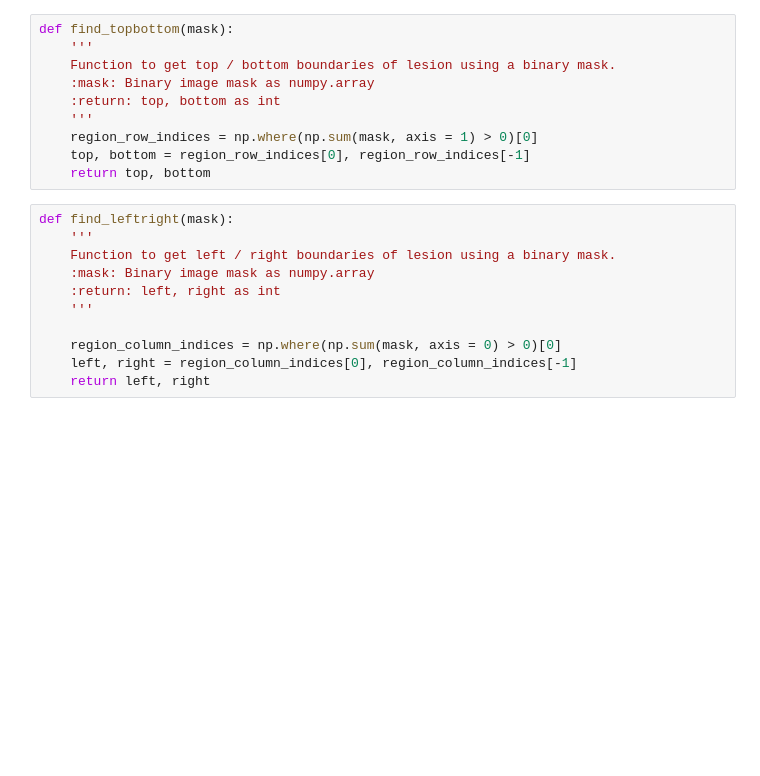
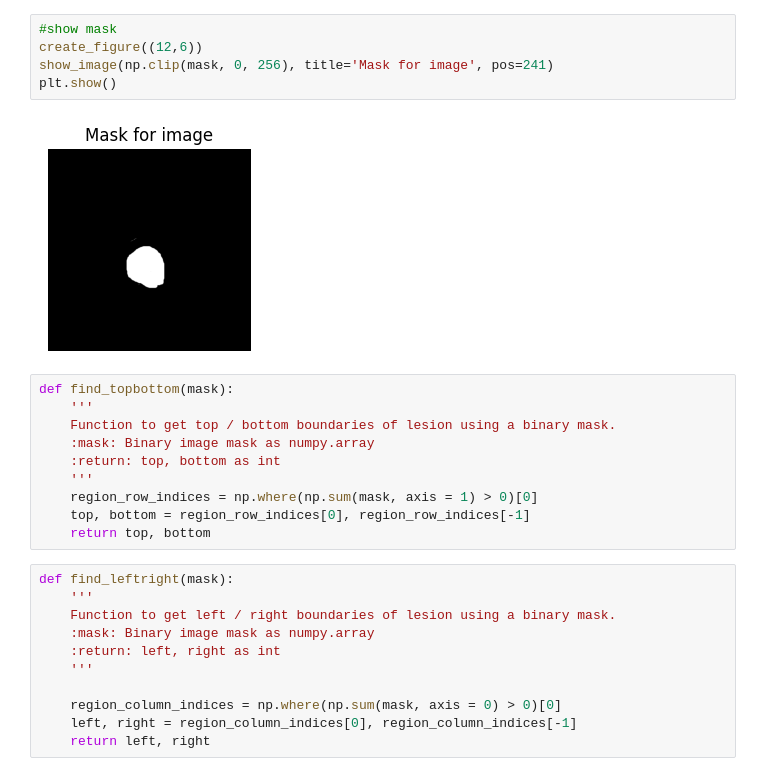
Before and after one commit to ThomasBroholtKnudsen/ProjectsinDataScience2024, a Jupyter notebook: classifiers/colour_count/colour_counts_may_fourth.ipynb, the cells around one changed output. Cells and saved outputs as stored; diff of their text form; blank space fills up the shorter version.

```diff
--- a/classifiers/colour_count/colour_counts_may_fourth.ipynb
+++ b/classifiers/colour_count/colour_counts_may_fourth.ipynb
@@ -16,3 +38,10 @@ mask = imread(mask_path)
+# %%
+#show mask
+create_figure((12,6))
+show_image(np.clip(mask, 0, 256), title='Mask for image', pos=241)
+plt.show()
+# %% [output]
+[figure, added]
 # %%
 def find_topbottom(mask):
     '''
```
Also changed, not shown: parts of 12 cells of this notebook.
